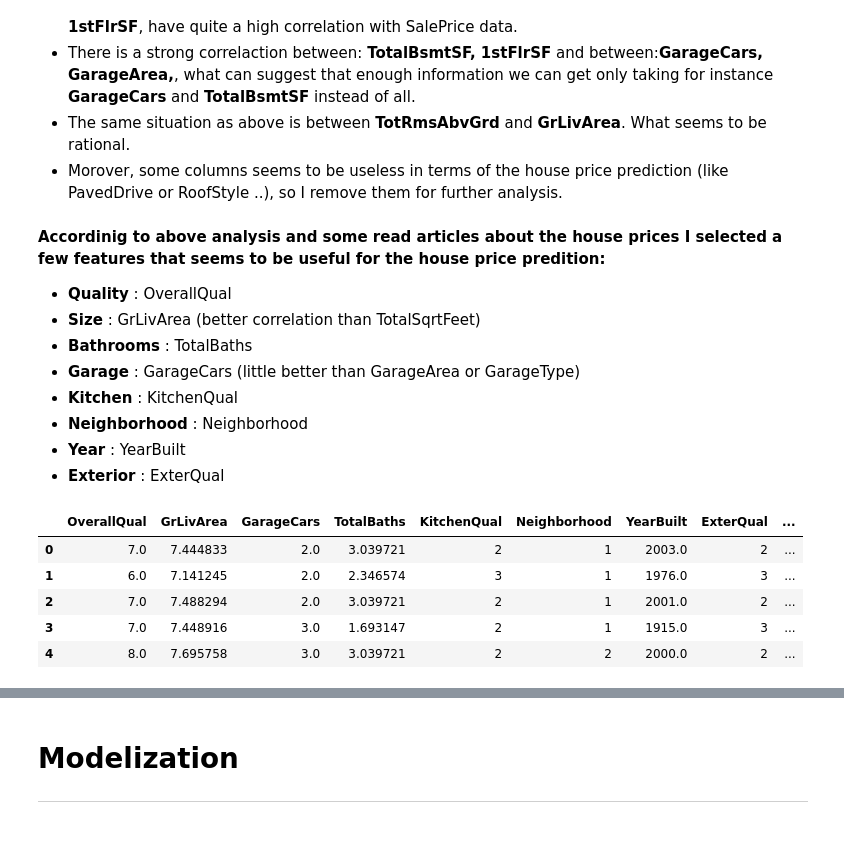
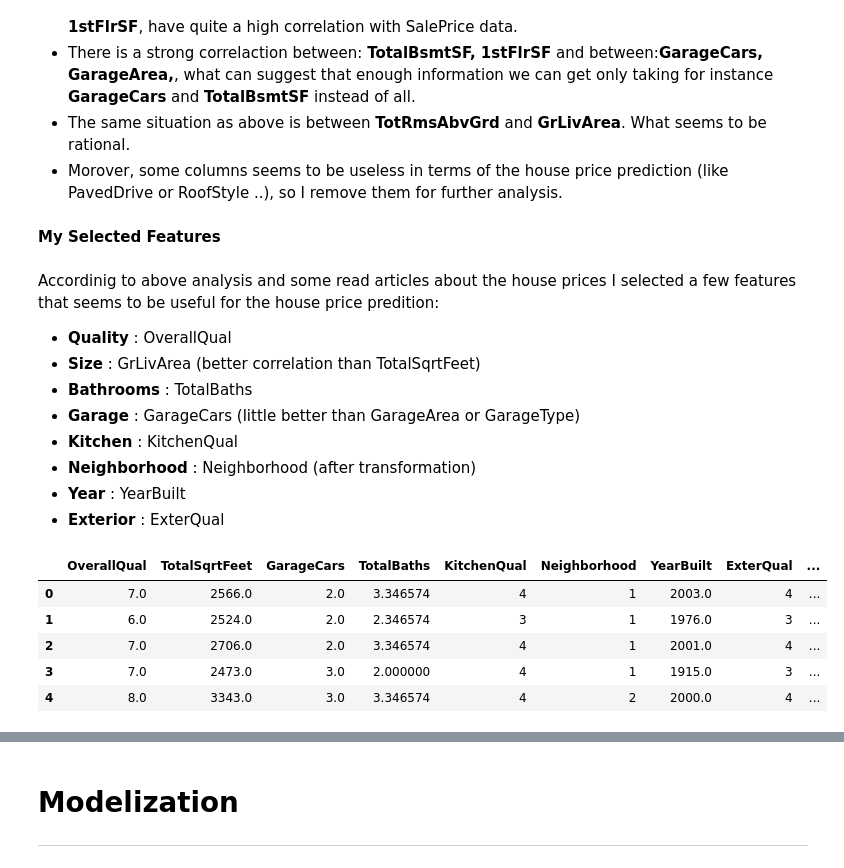
Before and after one commit to JoannaBroniarek/House-Prices-Advanced-Regression-Techniques, a Jupyter notebook: Kaggle_Project2.ipynb, the cells around one changed output, grey strips where cells are left out. Cells and saved outputs as stored; diff of their text form; code cells hidden in the pictures; blank space fills up the shorter version.

```diff
--- a/Kaggle_Project2.ipynb
+++ b/Kaggle_Project2.ipynb
@@ -305,5 +279,11 @@ none_conversion = [("MasVnrType","None"),
 # %%
 def none_transform(df, conversion_list):
+    ''' Function that converts missing categorical values
+    into specific strings according to "conversion_list"
+
+    Returns the dataframe after transormation.
+    '''
+
     for col, new_str in conversion_list:
         df.loc[:, col] = df.loc[:, col].fillna(new_str)
     return df
@@ -391,3 +395,5 @@ transformed_df.head()
 # %%
-preprocessed_df = pd.concat([transformed_df, imputed_df],axis=1)
-preprocessed_df['SalePrice'] = clear_data['SalePrice']
+train_df = pd.concat([transformed_df, imputed_df],axis=1)
+train_df['SalePrice'] = clear_data['SalePrice']
+
+test_df = pd.concat([cat_test_df, imputed_test_df],axis=1)
@@ -403,5 +406,8 @@ All columns were considered. OF course, The SalePrice was not transformed.
 # %%
 # Total Squere Feet for house
-preprocessed_df["TotalSqrtFeet"] = preprocessed_df["GrLivArea"] + preprocessed_df["TotalBsmtSF"]
+train_df["TotalSqrtFeet"] = train_df["GrLivArea"] + train_df["TotalBsmtSF"]
+test_df["TotalSqrtFeet"] = test_df["GrLivArea"] + test_df["TotalBsmtSF"]
+
 # Total number of bathrooms
-preprocessed_df["TotalBaths"] = preprocessed_df["BsmtFullBath"] + (preprocessed_df["BsmtHalfBath"]  * .5) + preprocessed_df["FullBath"] + (preprocessed_df["HalfBath"]* .5)
+train_df["TotalBaths"] = train_df["BsmtFullBath"] + (train_df["BsmtHalfBath"]  * .5) + train_df["FullBath"] + (train_df["HalfBath"]* .5)
+test_df["TotalBaths"] = test_df["BsmtFullBath"] + (test_df["BsmtHalfBath"]  * .5) + test_df["FullBath"] + (test_df["HalfBath"]* .5)
@@ -475,31 +441,33 @@ I found some interesting informations:
 + There is a strong correlaction between: **TotalBsmtSF, 1stFlrSF** and between:**GarageCars, GarageArea,**, what can suggest that enough information we can get only taking for instance **GarageCars** and **TotalBsmtSF** instead of all.
 + The same situation as above is between **TotRmsAbvGrd** and **GrLivArea**. What seems to be rational.
 + Morover, some columns seems to be useless in terms of the house price prediction (like PavedDrive or RoofStyle ..), so I remove them for further analysis.
+# %% [markdown]
+**My Selected Features**
 # %% [markdown]
-**Accordinig to above analysis and some read articles about the house prices I selected a few features that seems to be useful for the house price predition:**
+Accordinig to above analysis and some read articles about the house prices I selected a few features that seems to be useful for the house price predition:
 + **Quality** : OverallQual
 + **Size** : GrLivArea (better correlation than TotalSqrtFeet)
 + **Bathrooms** : TotalBaths
 + **Garage** : GarageCars (little better than GarageArea or GarageType)
 + **Kitchen** : KitchenQual
-+ **Neighborhood** : Neighborhood
++ **Neighborhood** : Neighborhood (after transformation)
 + **Year** : YearBuilt
 + **Exterior** : ExterQual
 # %%
-# interesting_columns = ['OverallQual','YearBuilt', 'TotalBsmtSF', 'GrLivArea', 'GarageCars', 'FullBath']
-
-interesting_columns = ['OverallQual', 'GrLivArea', 'GarageCars', 'TotalBaths', "KitchenQual", "Neighborhood", "YearBuilt", "ExterQual"]
+interesting_columns = ['OverallQual', 'TotalSqrtFeet', 'GarageCars',
+                       'TotalBaths', "KitchenQual", "Neighborhood",
+                       "YearBuilt", "ExterQual", "BsmtQual"]
 # %%
 # SELECTING FEATURES
-selected_features_df = preprocessed_df[interesting_columns + ["SalePrice"]]
+selected_features_df = train_df[interesting_columns + ["SalePrice"]]
 selected_features_df.head()
 # %% [output]
-|  | OverallQual | GrLivArea | GarageCars | TotalBaths | KitchenQual | Neighborhood | YearBuilt | ExterQual | ... |
-| 0 | 7.0 | 7.444833 | 2.0 | 3.039721 | 2 | 1 | 2003.0 | 2 | ... |
-| 1 | 6.0 | 7.141245 | 2.0 | 2.346574 | 3 | 1 | 1976.0 | 3 | ... |
-| 2 | 7.0 | 7.488294 | 2.0 | 3.039721 | 2 | 1 | 2001.0 | 2 | ... |
-| 3 | 7.0 | 7.448916 | 3.0 | 1.693147 | 2 | 1 | 1915.0 | 3 | ... |
-| 4 | 8.0 | 7.695758 | 3.0 | 3.039721 | 2 | 2 | 2000.0 | 2 | ... |
+|  | OverallQual | TotalSqrtFeet | GarageCars | TotalBaths | KitchenQual | Neighborhood | YearBuilt | ExterQual | ... |
+| 0 | 7.0 | 2566.0 | 2.0 | 3.346574 | 4 | 1 | 2003.0 | 4 | ... |
+| 1 | 6.0 | 2524.0 | 2.0 | 2.346574 | 3 | 1 | 1976.0 | 3 | ... |
+| 2 | 7.0 | 2706.0 | 2.0 | 3.346574 | 4 | 1 | 2001.0 | 4 | ... |
+| 3 | 7.0 | 2473.0 | 3.0 | 2.000000 | 4 | 1 | 1915.0 | 3 | ... |
+| 4 | 8.0 | 3343.0 | 3.0 | 3.346574 | 4 | 2 | 2000.0 | 4 | ... |
 # %%
 sns.heatmap(selected_features_df.corr(),  annot=True, center=0, vmin=-1, vmax=1)
 # %% [output]
```
Also changed, not shown: parts of 106 cells of this notebook.
